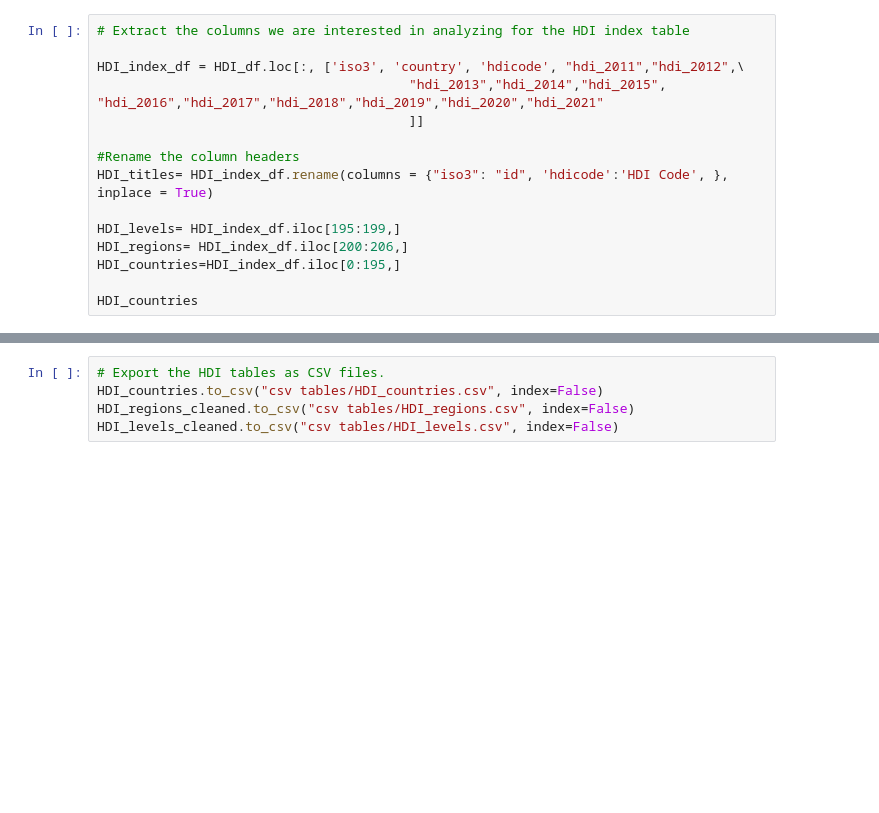
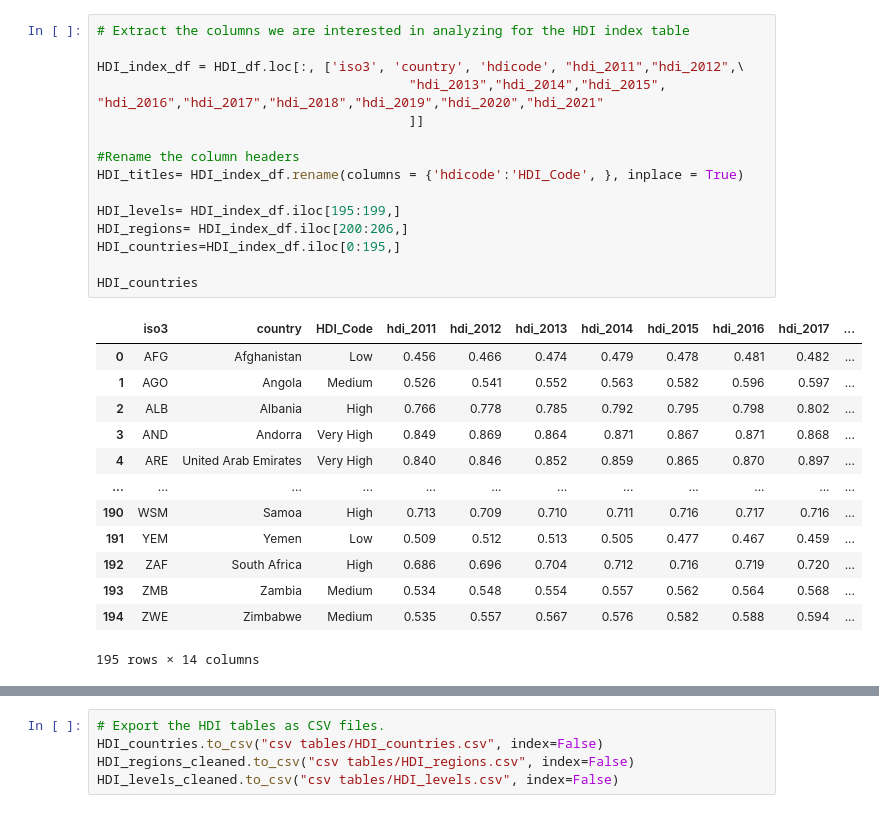
Before and after one commit to AbdullaMashaly/Human_Development_Index, a Jupyter notebook: HDI_cleaning_data.ipynb, the cells around one changed output, grey strips where cells are left out. Cells and saved outputs as stored; diff of their text form; blank space fills up the shorter version.

```diff
--- a/HDI_cleaning_data.ipynb
+++ b/HDI_cleaning_data.ipynb
@@ -14,18 +31,32 @@ HDI_df.columns
 # %%
 # Extract the columns we are interested in analyzing for the HDI index table
 
 HDI_index_df = HDI_df.loc[:, ['iso3', 'country', 'hdicode', "hdi_2011","hdi_2012",\
                                         "hdi_2013","hdi_2014","hdi_2015", "hdi_2016","hdi_2017","hdi_2018","hdi_2019","hdi_2020","hdi_2021"
                                         ]]
 
 #Rename the column headers
-HDI_titles= HDI_index_df.rename(columns = {"iso3": "id", 'hdicode':'HDI Code', }, inplace = True)
+HDI_titles= HDI_index_df.rename(columns = {'hdicode':'HDI_Code', }, inplace = True)
 
 HDI_levels= HDI_index_df.iloc[195:199,]
 HDI_regions= HDI_index_df.iloc[200:206,]
 HDI_countries=HDI_index_df.iloc[0:195,]
 
 HDI_countries
+# %% [output]
+|  | iso3 | country | HDI_Code | hdi_2011 | hdi_2012 | hdi_2013 | hdi_2014 | hdi_2015 | hdi_2016 | hdi_2017 | ... |
+| 0 | AFG | Afghanistan | Low | 0.456 | 0.466 | 0.474 | 0.479 | 0.478 | 0.481 | 0.482 | ... |
+| 1 | AGO | Angola | Medium | 0.526 | 0.541 | 0.552 | 0.563 | 0.582 | 0.596 | 0.597 | ... |
+| 2 | ALB | Albania | High | 0.766 | 0.778 | 0.785 | 0.792 | 0.795 | 0.798 | 0.802 | ... |
+| 3 | AND | Andorra | Very High | 0.849 | 0.869 | 0.864 | 0.871 | 0.867 | 0.871 | 0.868 | ... |
+| 4 | ARE | United Arab Emirates | Very High | 0.840 | 0.846 | 0.852 | 0.859 | 0.865 | 0.870 | 0.897 | ... |
+| ... | ... | ... | ... | ... | ... | ... | ... | ... | ... | ... | ... |
+| 190 | WSM | Samoa | High | 0.713 | 0.709 | 0.710 | 0.711 | 0.716 | 0.717 | 0.716 | ... |
+| 191 | YEM | Yemen | Low | 0.509 | 0.512 | 0.513 | 0.505 | 0.477 | 0.467 | 0.459 | ... |
+| 192 | ZAF | South Africa | High | 0.686 | 0.696 | 0.704 | 0.712 | 0.716 | 0.719 | 0.720 | ... |
+| 193 | ZMB | Zambia | Medium | 0.534 | 0.548 | 0.554 | 0.557 | 0.562 | 0.564 | 0.568 | ... |
+| 194 | ZWE | Zimbabwe | Medium | 0.535 | 0.557 | 0.567 | 0.576 | 0.582 | 0.588 | 0.594 | ... |
+195 rows × 14 columns
 # %%
 #Remove columns that aren't needed in the levels and regions dataframes
 
```
Also changed, not shown: parts of 36 cells of this notebook, 29 other files.
